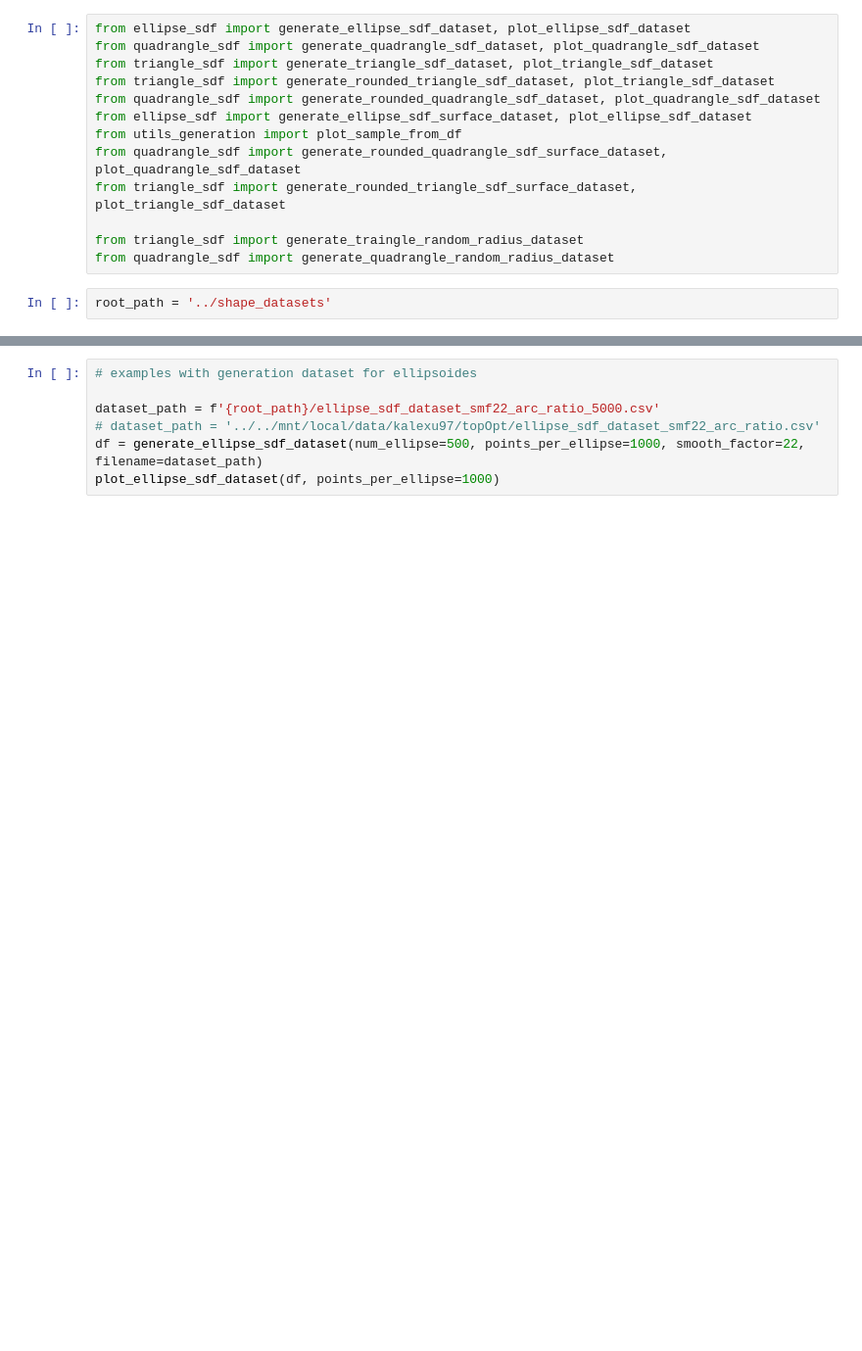
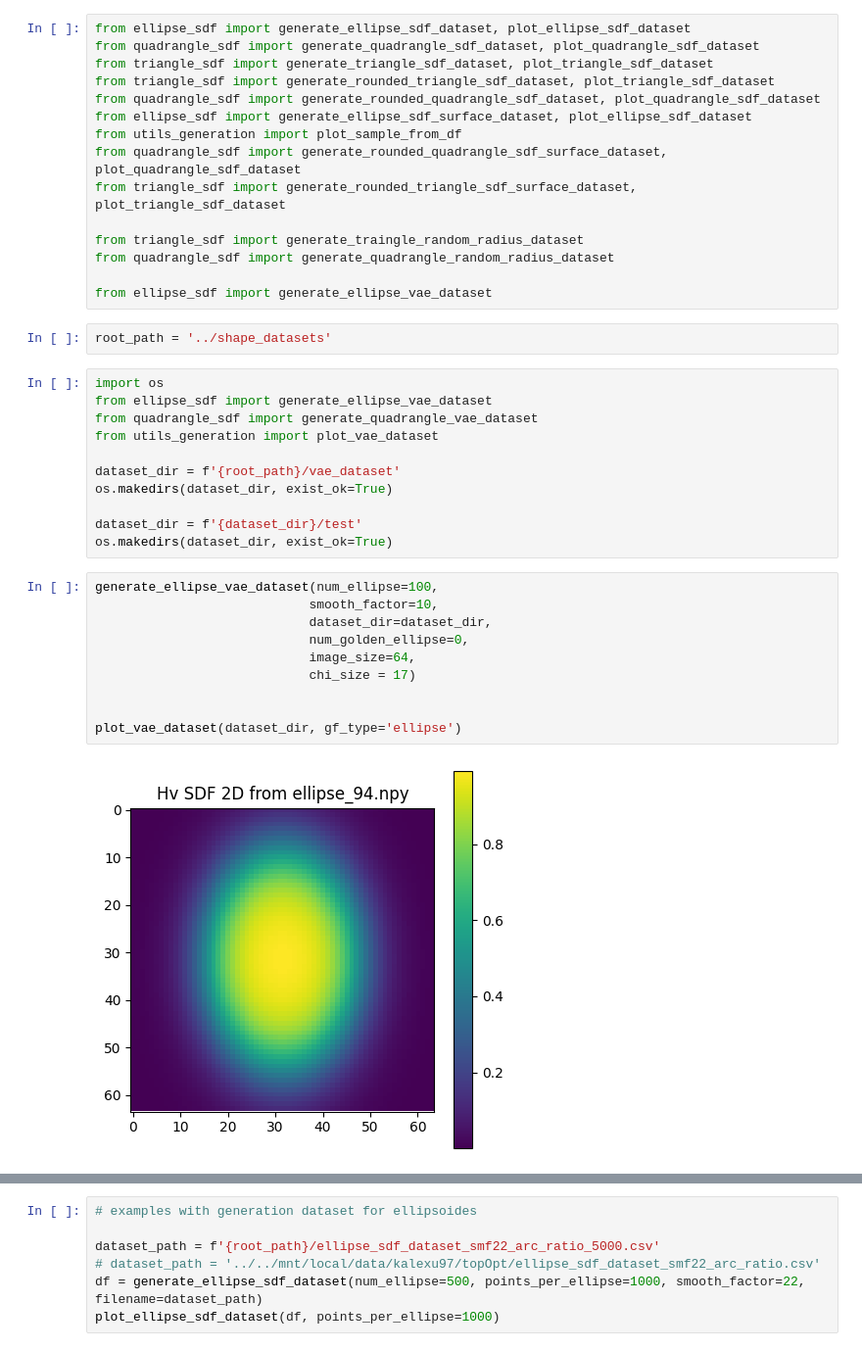
Before and after one commit to Alexander19970212/NHSDF-TOp, a Jupyter notebook: dataset_generation/dataset_generation_examples.ipynb, the cells around one changed output, grey strips where cells are left out. Shown at 98% size. Saved outputs shown, nothing was run; the diff lists cells and outputs as text; blank space fills up the shorter version.

Commit message:
[UPDATE] dataset generation

```diff
--- a/dataset_generation/dataset_generation_examples.ipynb
+++ b/dataset_generation/dataset_generation_examples.ipynb
@@ -11,5 +11,30 @@ from triangle_sdf import generate_rounded_triangle_sdf_surface_dataset, plot_tri
 
 from triangle_sdf import generate_traingle_random_radius_dataset
 from quadrangle_sdf import generate_quadrangle_random_radius_dataset
+
+from ellipse_sdf import generate_ellipse_vae_dataset
 # %%
 root_path = '../shape_datasets'
+# %%
+import os
+from ellipse_sdf import generate_ellipse_vae_dataset
+from quadrangle_sdf import generate_quadrangle_vae_dataset
+from utils_generation import plot_vae_dataset
+
+dataset_dir = f'{root_path}/vae_dataset'
+os.makedirs(dataset_dir, exist_ok=True)
+
+dataset_dir = f'{dataset_dir}/test'
+os.makedirs(dataset_dir, exist_ok=True)
+# %%
+generate_ellipse_vae_dataset(num_ellipse=100,
+                            smooth_factor=10,
+                            dataset_dir=dataset_dir,
+                            num_golden_ellipse=0,
+                            image_size=64,
+                            chi_size = 17)
+
+
+plot_vae_dataset(dataset_dir, gf_type='ellipse')
+# %% [output]
+[figure, added]
```
Also changed, not shown: parts of 2 cells of this notebook, 3 other files.
